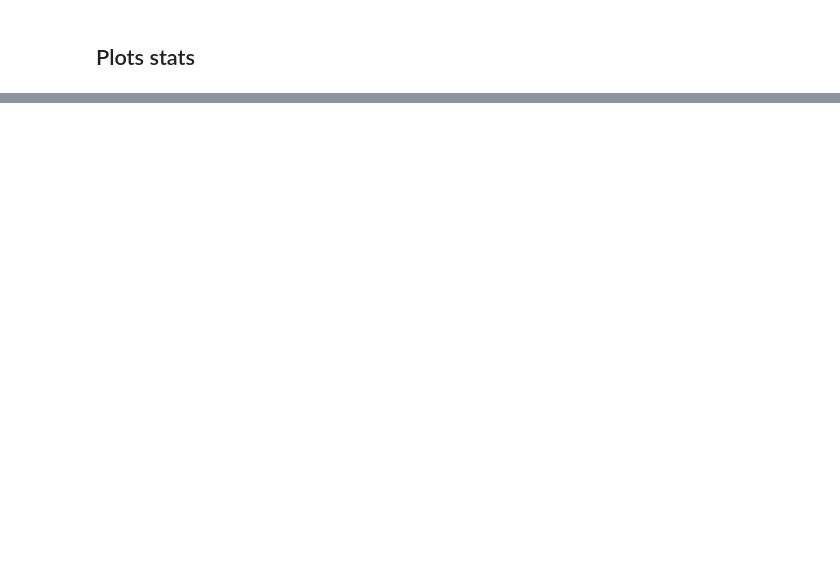
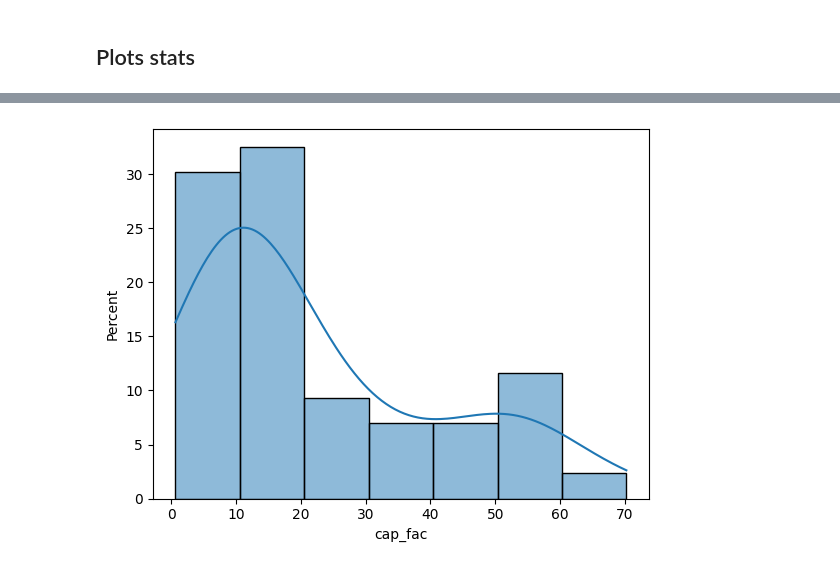
Before and after one commit to jerome-roeser/advanced-power-forecast, a Jupyter notebook: notebooks/hoernsch.ipynb, the cells around one changed output, grey strips where cells are left out. Saved outputs shown, nothing was run; the diff lists cells and outputs as text; code cells hidden in the pictures; blank space fills up the shorter version.

```diff
--- a/notebooks/hoernsch.ipynb
+++ b/notebooks/hoernsch.ipynb
@@ -386,0 +344,17 @@ ax.legend()
+# %%
+query = f"""
+        SELECT *
+        FROM {GCP_PROJECT}.{BQ_DATASET}.processed_pv
+        ORDER BY utc_time
+    """
+
+data_processed_cache_path = Path(LOCAL_DATA_PATH).joinpath("processed", f"processed_pv.csv")
+data_processed_df = get_data_with_cache(
+        gcp_project=GCP_PROJECT,
+        query=query,
+        cache_path=data_processed_cache_path,
+        data_has_header=True
+    )
+
+data_processed_df.utc_time = pd.to_datetime(data_processed_df.utc_time,utc=True)
+data_processed_df['cap_fac'] = data_processed_df.electricity / 0.9 * 100
@@ -386,0 +389,12 @@ ax.legend()
+# %%
+
+
+data_processed_df['hour_of_year'] = data_processed_df.utc_time.\
+                           apply(lambda x: x.strftime("%m%d%H"))
+
+stats_df = data_processed_df[['hour_of_year', 'cap_fac']]\
+    .groupby(['hour_of_year']).agg(['mean','median','std','skew','min','max','count'])
+
+
+stats_df.columns = stats_df.columns.droplevel(level=0)
+stats_df.head(2)
@@ -386,0 +483,6 @@ ax.legend()
+# %%
+dist_cap_fac = data_processed_df[ data_processed_df.hour_of_year == '010612'].cap_fac #.plot(kind='hist')
+
+sns.histplot(data=dist_cap_fac, stat='percent', kde=True);
+# %% [output]
+[figure, added]
```
Also changed, not shown: parts of 34 cells of this notebook.
